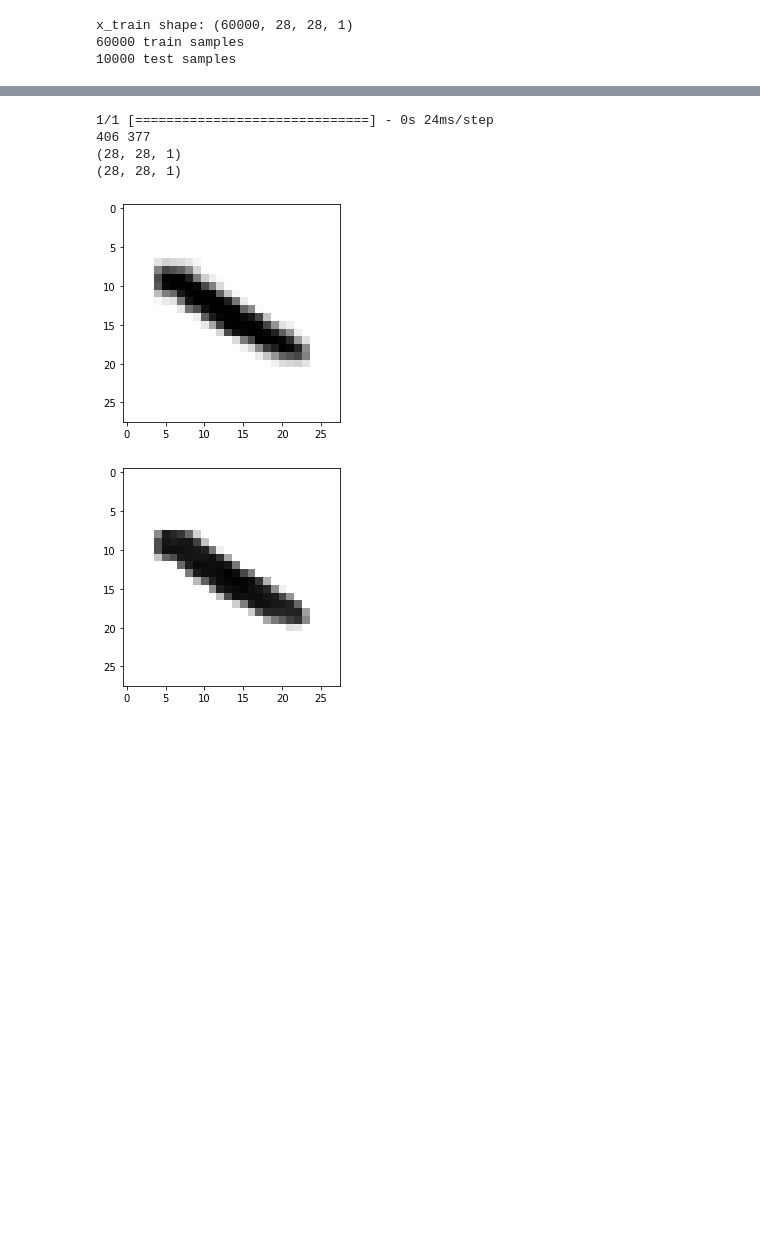
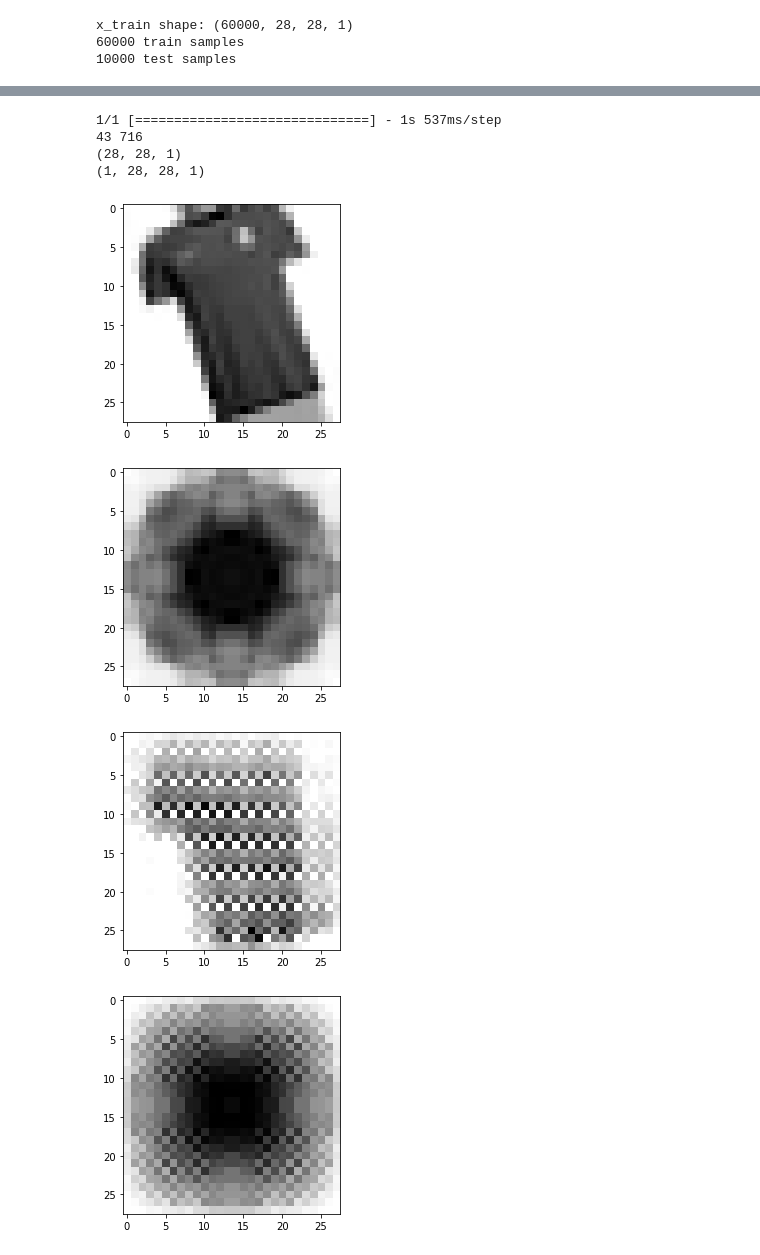
Before and after one commit to liamaltarac/SYS809_Feature_Matching, a Jupyter notebook: models/mnist_ae_ri_test.ipynb, the cells around one changed output, grey strips where cells are left out. Drawn from its saved outputs; the diff is of its cells as text; code cells hidden in the pictures; blank space fills up the shorter version.

```diff
--- a/models/mnist_ae_ri_test.ipynb
+++ b/models/mnist_ae_ri_test.ipynb
@@ -66,7 +69,7 @@ plt.imshow( sym[0,:,:,0]  )'''
 (1, 28, 28, 1)
 'model = keras.Sequential([\n    \n    keras.Input(shape=input_shape),\n    SADecompLayer(w_size=4, name=\'sad1_1\'),\n    #SADecompLayer(w_size=28, name=\'sad2_1\'),\n\n    ])\n#model.summary()\n# Ca ...
 # %%
-(x_train, y_train), (x_test, y_test) = keras.datasets.mnist.load_data()
+(x_train, y_train), (x_test, y_test) = keras.datasets.fashion_mnist.load_data()
 
 # specify the maximum rotation_range angle
 rotation_range_val = 180
@@ -109,7 +112,7 @@ AFTER:
 def rotateDataset(x, maxRot = 360, h=28, w=28, batch_size=100):
     datagen = ImageDataGenerator(rotation_range=maxRot)
     # fit the generator
-    datagen.fit(x.reshape(x.shape[0], 28, 28, 1))
+    datagen.fit(x.reshape(x.shape[0], h, w, 1))
     out = datagen.flow(x.reshape(x.shape[0], h, w, 1), x.reshape(x.shape[0], h, w, 1), batch_size=batch_size)
 
 
@@ -118,14 +121,15 @@ def rotateDataset(x, maxRot = 360, h=28, w=28, batch_size=100):
 def rotateDatasetVal(x, maxRot = 360, h=28, w=28, batch_size=100):
     datagen = ImageDataGenerator(rotation_range=maxRot)
     # fit the generator
-    x_orig = x.reshape(x.shape[0], 28, 28, 1)
+    x_orig = x.reshape(x.shape[0], h, w, 1)
 
-    datagen.fit(x.reshape(x.shape[0], 28, 28, 1))
+    datagen.fit(x.reshape(x.shape[0], h, w, 1))
     out = datagen.flow(x.reshape(x.shape[0], h, w, 1), x_orig.reshape(x.shape[0], h, w, 1), batch_size=batch_size)
 
 
     return  out
 # %%
+(x_train, y_train), (x_test, y_test) = keras.datasets.fashion_mnist.load_data()
 
 
 # Scale images to the [0, 1] range
@@ -199,6 +256,6 @@ ________________________________________________________________________________
 # %%
 batch_size = 128
-epochs = 10
-model.compile(loss=tf.keras.losses.mean_squared_error, optimizer="adam", metrics=["mean_squared_error"])
-model.fit(x_train, x_train, batch_size=batch_size, epochs=epochs, validation_data=(rotateDatasetVal(x_test)))
+epochs = 2
+model.compile(loss=symMSE, optimizer="adam", metrics=["mean_squared_error"])
+model.fit(x_train, x_train, batch_size=batch_size, epochs=epochs, validation_data=(rotateDatasetVal(x_test, h=28, w=28)))
 # %% [output]
@@ -226,27 +280,45 @@ def get_cnn_out(input, layer_num):
     return layer_out[0]
 # %%
 
-for X,Y in rotateDataset(x_test, batch_size=1, maxRot=360):
+for X,Y in rotateDataset(x_test, batch_size=1, maxRot=360, h=28, w=28):
     print(np.argmax(Y), np.argmax(model.predict(X)))
     plt.figure(0)
     get_layer_output = K.function([model.input], model.layers[0].output)
     layer_out = np.array(get_layer_output([X]))
     print(layer_out[0].shape)
     plt.imshow(layer_out[0], cmap='gray_r')
+
     plt.figure(1)
+    layer_out = layer_out.reshape(1,28,28,1)
+    layer_out = tf.convert_to_tensor(layer_out, dtype="float")
+    s, a = SADecompLayer(w_size = 28)(layer_out)
+    plt.imshow(s[0], cmap='gray_r')
+
+
+    plt.figure(2)
     get_layer_output = K.function([model.input], model.layers[-1].output)
     layer_out = np.array(get_layer_output([X]))
-    print(layer_out[0].shape)
+    print(layer_out.shape)
     plt.imshow(layer_out[0],  cmap='gray_r')
 
+    plt.figure(3)
+    get_layer_output = K.function([model.input], model.layers[-1].output)
+    layer_out = np.array(get_layer_output([X]))
+    layer_out = tf.convert_to_tensor(layer_out, dtype="float")
+    s, a = SADecompLayer(w_size = 28)(layer_out)
+    plt.imshow(s[0],  cmap='gray_r')
+
+
     break
 # %% [output]
-1/1 [==============================] - 0s 24ms/step
-406 377
+1/1 [==============================] - 1s 537ms/step
+43 716
 (28, 28, 1)
-(28, 28, 1)
+(1, 28, 28, 1)
-[figure, old version]
+[figure, new version]
-[figure, old version]
+[figure, new version]
+[figure, added]
+[figure, added]
 # %%
 np.sum(layer_out[0][0])
 # %% [output]
```
Also changed, not shown: parts of 10 cells of this notebook, 5 other files.
